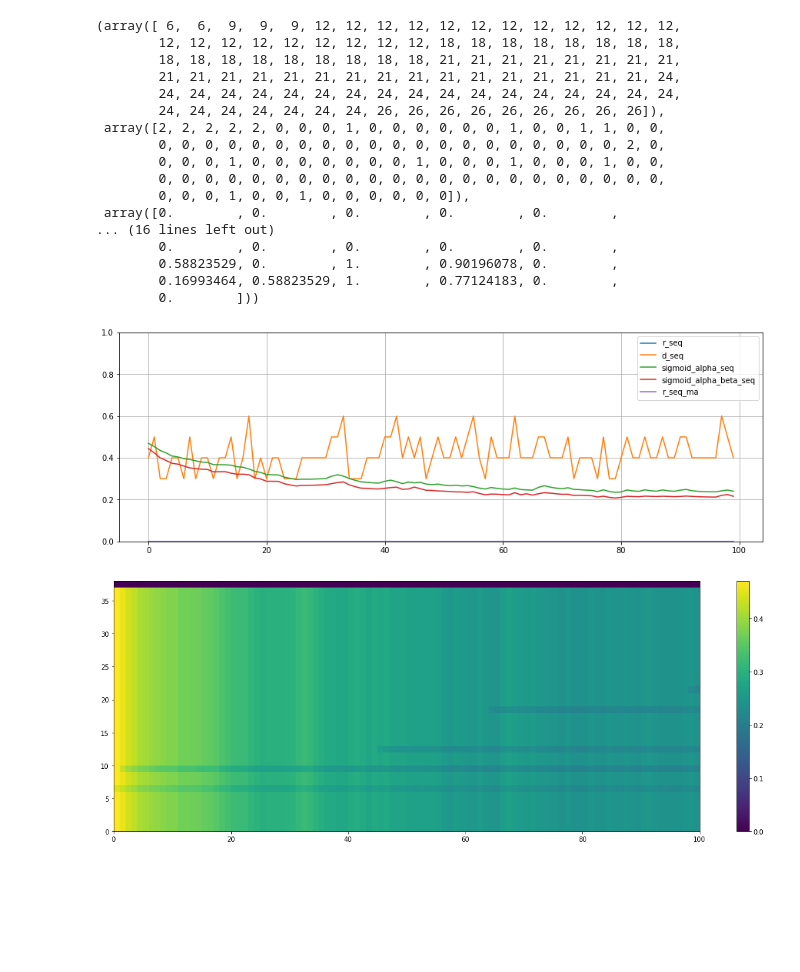
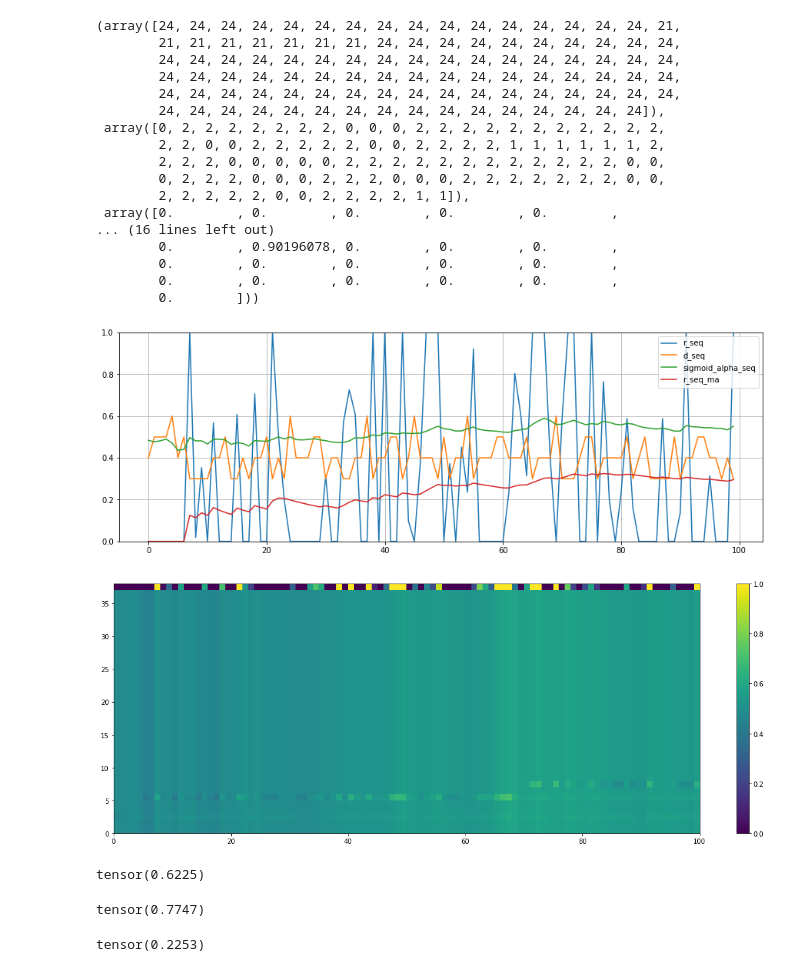
Before and after one commit to Wonriedu/ai-user-modeling, a Jupyter notebook: result_analysis.ipynb, the cells around one changed output. Drawn from its saved outputs; the diff is of its cells as text; code cells hidden in the pictures; blank space fills up the shorter version.

```diff
--- a/result_analysis.ipynb
+++ b/result_analysis.ipynb
@@ -82,34 +82,35 @@ UserModel(
   )
 )
 # %%
-test_dataset[2]
+test_dataset[4]
 # %% [output]
-(array([ 6,  6,  9,  9,  9, 12, 12, 12, 12, 12, 12, 12, 12, 12, 12, 12, 12,
-        12, 12, 12, 12, 12, 12, 12, 12, 12, 18, 18, 18, 18, 18, 18, 18, 18,
-        18, 18, 18, 18, 18, 18, 18, 18, 18, 21, 21, 21, 21, 21, 21, 21, 21,
-        21, 21, 21, 21, 21, 21, 21, 21, 21, 21, 21, 21, 21, 21, 21, 21, 24,
+(array([24, 24, 24, 24, 24, 24, 24, 24, 24, 24, 24, 24, 24, 24, 24, 24, 21,
+        21, 21, 21, 21, 21, 21, 21, 24, 24, 24, 24, 24, 24, 24, 24, 24, 24,
         24, 24, 24, 24, 24, 24, 24, 24, 24, 24, 24, 24, 24, 24, 24, 24, 24,
-        24, 24, 24, 24, 24, 24, 24, 26, 26, 26, 26, 26, 26, 26, 26, 26]),
- array([2, 2, 2, 2, 2, 0, 0, 0, 1, 0, 0, 0, 0, 0, 0, 1, 0, 0, 1, 1, 0, 0,
-        0, 0, 0, 0, 0, 0, 0, 0, 0, 0, 0, 0, 0, 0, 0, 0, 0, 0, 0, 0, 2, 0,
-        0, 0, 0, 1, 0, 0, 0, 0, 0, 0, 0, 1, 0, 0, 0, 1, 0, 0, 0, 1, 0, 0,
-        0, 0, 0, 0, 0, 0, 0, 0, 0, 0, 0, 0, 0, 0, 0, 0, 0, 0, 0, 0, 0, 0,
-        0, 0, 0, 1, 0, 0, 1, 0, 0, 0, 0, 0, 0]),
+        24, 24, 24, 24, 24, 24, 24, 24, 24, 24, 24, 24, 24, 24, 24, 24, 24,
+        24, 24, 24, 24, 24, 24, 24, 24, 24, 24, 24, 24, 24, 24, 24, 24, 24,
+        24, 24, 24, 24, 24, 24, 24, 24, 24, 24, 24, 24, 24, 24, 24, 24]),
+ array([0, 2, 2, 2, 2, 2, 2, 2, 0, 0, 0, 2, 2, 2, 2, 2, 2, 2, 2, 2, 2, 2,
+        2, 2, 0, 0, 2, 2, 2, 2, 2, 0, 0, 2, 2, 2, 2, 1, 1, 1, 1, 1, 1, 2,
+        2, 2, 2, 0, 0, 0, 0, 0, 2, 2, 2, 2, 2, 2, 2, 2, 2, 2, 2, 2, 0, 0,
+        0, 2, 2, 2, 0, 0, 0, 2, 2, 2, 0, 0, 0, 2, 2, 2, 2, 2, 2, 2, 0, 0,
+        2, 2, 2, 2, 2, 0, 0, 2, 2, 2, 2, 1, 1]),
  array([0.        , 0.        , 0.        , 0.        , 0.        ,
 ... (16 lines left out)
+        0.        , 0.90196078, 0.        , 0.        , 0.        ,
         0.        , 0.        , 0.        , 0.        , 0.        ,
-        0.58823529, 0.        , 1.        , 0.90196078, 0.        ,
-        0.16993464, 0.58823529, 1.        , 0.77124183, 0.        ,
+        0.        , 0.        , 0.        , 0.        , 0.        ,
         0.        ]))
 # %%
 # 3등급 전처리: 0, 2, 3, 4, 5, 7, 8, 9, 10, 13, 19, 21, 100, 101
 # 임의 전처리: 0, 2, 51, 100, 101, 203
-c_seq, d_seq, r_seq = test_dataset[51]
+# 임의 전처리 2: 1, 2, 3, 4
+c_seq, d_seq, r_seq = test_dataset[1]
 
 c_seq, cshft_seq, d_seq, dshft_seq, r_seq, rshft_seq = \
 [c_seq[:-1]], [c_seq[1:]], [d_seq[:-1]], [d_seq[1:]], [r_seq[:-1]], [r_seq[1:]]
 
-r_seq = np.zeros_like(r_seq)
+# r_seq = np.zeros_like(r_seq)
 # r_seq = np.ones_like(r_seq)
 
 ###########################################
@@ -172,17 +173,17 @@ C_seq = C_seq.squeeze().detach().cpu().numpy()
 # %%
 plt.figure(figsize=[15, 5], facecolor="white")
 plt.plot(r_seq[0], label="r_seq")
 plt.plot((d_seq[0] + 1) / 10, label="d_seq")
 plt.plot(sigmoid_alpha_seq, label="sigmoid_alpha_seq")
-plt.plot(sigmoid_alpha_beta_seq, label="sigmoid_alpha_beta_seq")
+# plt.plot(sigmoid_alpha_beta_seq, label="sigmoid_alpha_beta_seq")
 # plt.plot(sigmoid_alpha_beta_gamma_seq, label="sigmoid_alpha_beta_gamma_seq")
 plt.plot(r_seq_ma, label="r_seq_ma")
 plt.grid()
 plt.ylim(0, 1)
 plt.legend()
 plt.show()
 # %% [output]
-[figure, old version]
+[figure, new version]
 # %%
 plt.figure(figsize=[20, 7], facecolor="white")
 temp = np.concatenate([CQ_seq.T, r_seq], axis=0)
@@ -194,7 +195,25 @@ plt.show()
 # plt.pcolormesh(r_seq)
 # plt.show()
 # %% [output]
-[figure, old version]
+[figure, new version]
+# %%
+torch.sigmoid(torch.tensor(0.5))
+# %% [output]
+tensor(0.6225)
+# %%
+basis = 1.0
+TR = 0.65
+
+torch.sigmoid(torch.tensor(basis) * torch.tan(torch.tensor((np.pi / 2)-(TR * np.pi / 3))))
+# %% [output]
+tensor(0.7747)
+# %%
+basis = -1.0
+TR = 1.5
+
+torch.sigmoid(torch.tensor(basis) * torch.tan(torch.tensor((np.pi / 2)-((1 / TR) * np.pi * 0.65 / 2))))
+# %% [output]
+tensor(0.2253)
 # %%
 CQ_seq[-1]
 # %% [output]
```
Also changed, not shown: parts of 2 cells of this notebook, 20 other files.
